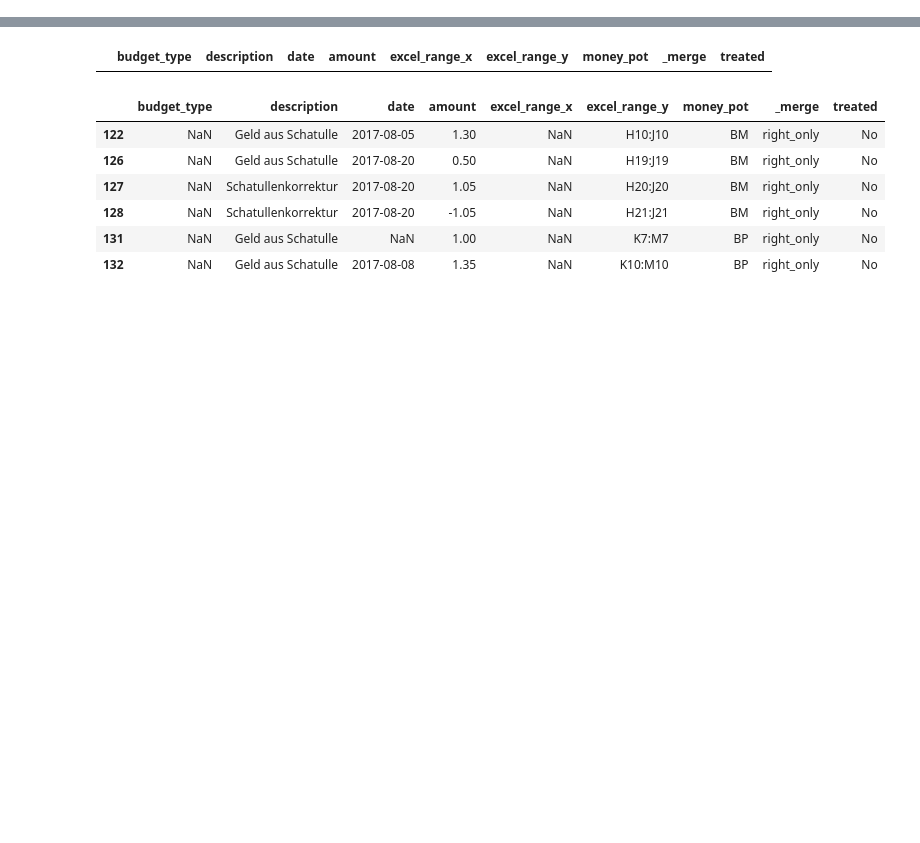
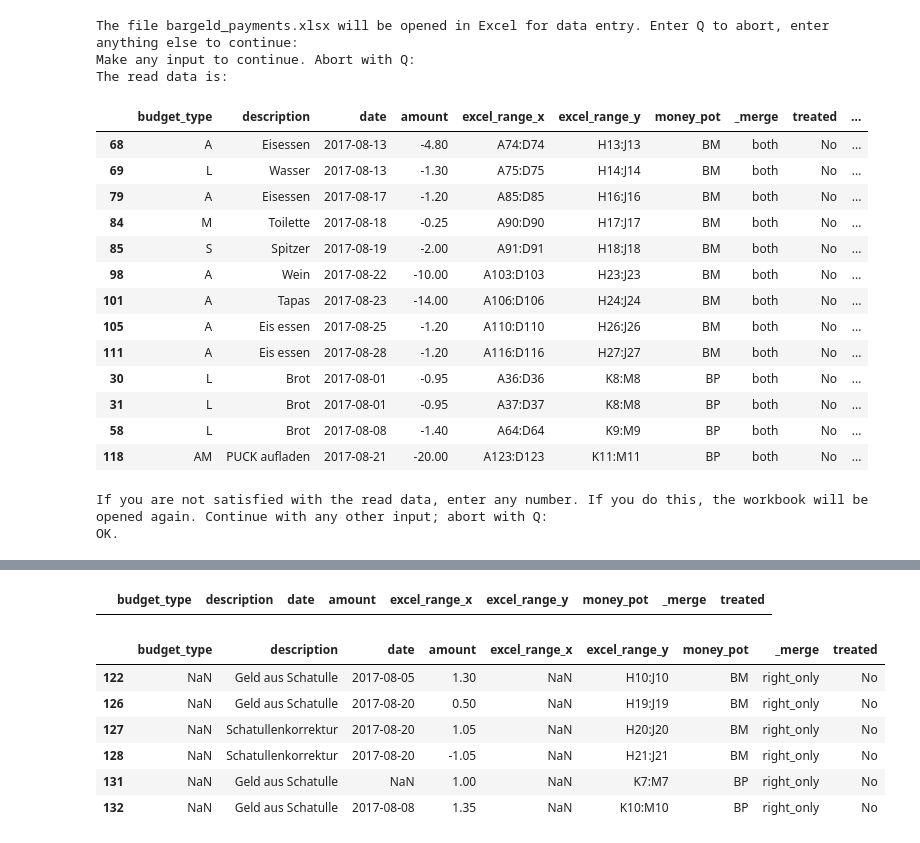
Before and after one commit to maxkoe/budgeter, a Jupyter notebook: excel_to_db.ipynb, the cells around one changed output, grey strips where cells are left out. Saved outputs shown, nothing was run; the diff lists cells and outputs as text; code cells hidden in the pictures; blank space fills up the shorter version.

```diff
--- a/excel_to_db.ipynb
+++ b/excel_to_db.ipynb
@@ -184,0 +239,22 @@ all_info['amount'] = all_info['amount'].round(2)
+# %%
+checked_full_match_konto = use_excel_for_data_entry(bargeld_wb_filename, copy_mode=False)
+# %% [output]
+The file bargeld_payments.xlsx will be opened in Excel for data entry. Enter Q to abort, enter anything else to continue:
+Make any input to continue. Abort with Q:
+The read data is:
+|  | budget_type | description | date | amount | excel_range_x | excel_range_y | money_pot | _merge | treated | ... |
+| 68 | A | Eisessen | 2017-08-13 | -4.80 | A74:D74 | H13:J13 | BM | both | No | ... |
+| 69 | L | Wasser | 2017-08-13 | -1.30 | A75:D75 | H14:J14 | BM | both | No | ... |
+| 79 | A | Eisessen | 2017-08-17 | -1.20 | A85:D85 | H16:J16 | BM | both | No | ... |
+| 84 | M | Toilette | 2017-08-18 | -0.25 | A90:D90 | H17:J17 | BM | both | No | ... |
+| 85 | S | Spitzer | 2017-08-19 | -2.00 | A91:D91 | H18:J18 | BM | both | No | ... |
+| 98 | A | Wein | 2017-08-22 | -10.00 | A103:D103 | H23:J23 | BM | both | No | ... |
+| 101 | A | Tapas | 2017-08-23 | -14.00 | A106:D106 | H24:J24 | BM | both | No | ... |
+| 105 | A | Eis essen | 2017-08-25 | -1.20 | A110:D110 | H26:J26 | BM | both | No | ... |
+| 111 | A | Eis essen | 2017-08-28 | -1.20 | A116:D116 | H27:J27 | BM | both | No | ... |
+| 30 | L | Brot | 2017-08-01 | -0.95 | A36:D36 | K8:M8 | BP | both | No | ... |
+| 31 | L | Brot | 2017-08-01 | -0.95 | A37:D37 | K8:M8 | BP | both | No | ... |
+| 58 | L | Brot | 2017-08-08 | -1.40 | A64:D64 | K9:M9 | BP | both | No | ... |
+| 118 | AM | PUCK aufladen | 2017-08-21 | -20.00 | A123:D123 | K11:M11 | BP | both | No | ... |
+If you are not satisfied with the read data, enter any number. If you do this, the workbook will be opened again. Continue with any other input; abort with Q:
+OK.
```
Also changed, not shown: parts of 16 cells of this notebook, 1 other file.
